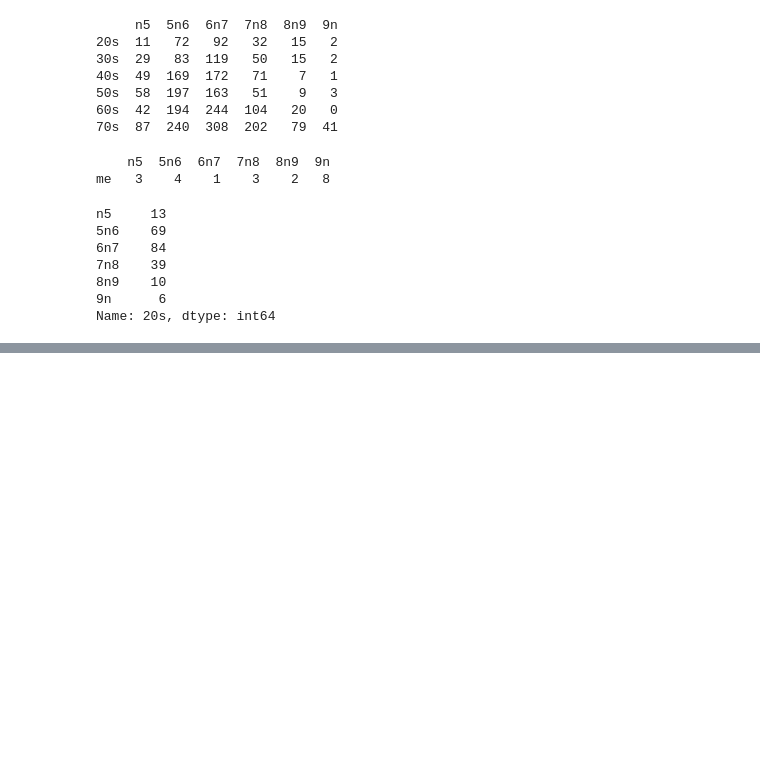
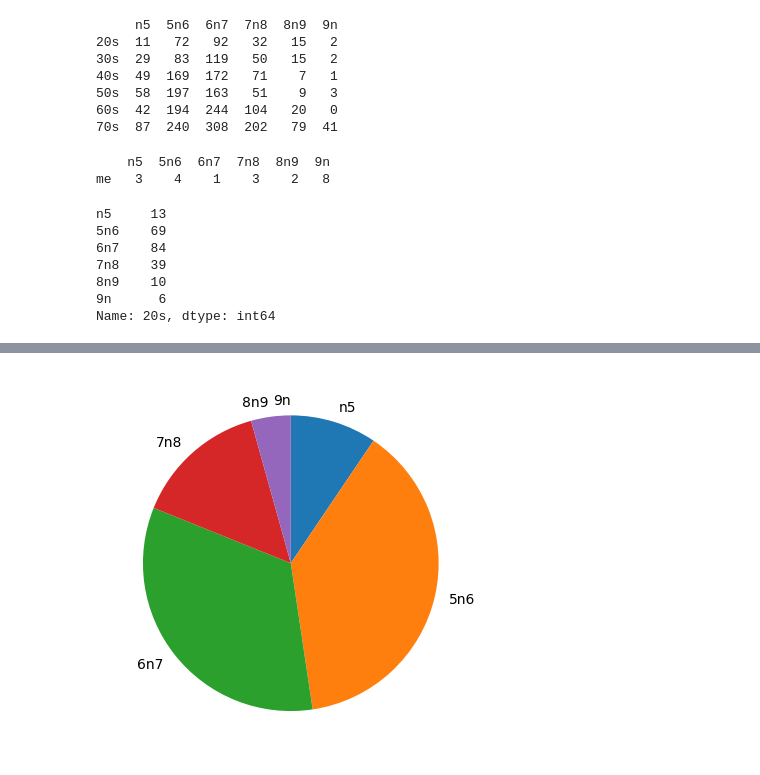
Before and after one commit to naaaahah/DSProg2, a Jupyter notebook: testing.ipynb, the cells around one changed output, grey strips where cells are left out. Cells and saved outputs as stored; diff of their text form; code cells hidden in the pictures; blank space fills up the shorter version.

```diff
--- a/testing.ipynb
+++ b/testing.ipynb
@@ -72,0 +74,5 @@ plt.show()
+# %%
+plt.pie(data_man_30s.values, labels = label, counterclock=False, startangle=90)
+plt.show()
+# %% [output]
+[figure, added]
```
Also changed, not shown: parts of 13 cells of this notebook, 1 other file.
